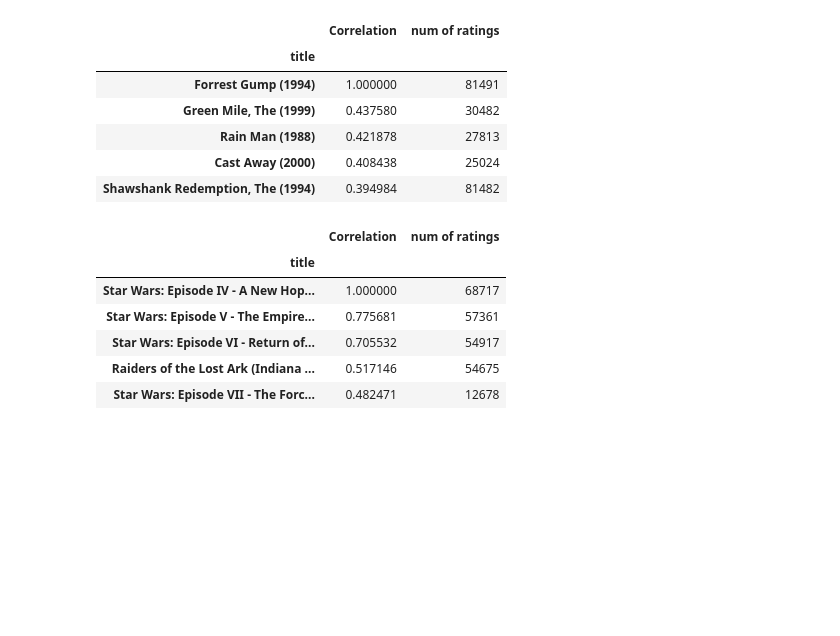
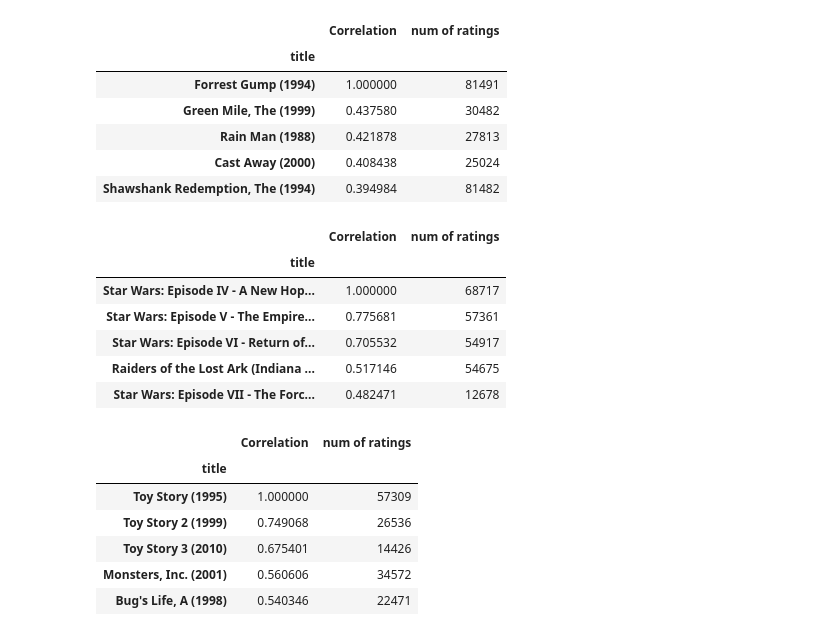
Before and after one commit to arunnats/Flix, a Jupyter notebook: recommender/analysis.ipynb, the cells around one changed output. Saved outputs shown, nothing was run; the diff lists cells and outputs as text; code cells hidden in the pictures; blank space fills up the shorter version.

```diff
--- a/recommender/analysis.ipynb
+++ b/recommender/analysis.ipynb
@@ -136,12 +136,12 @@ print(f"Number of movies: {num_movies}")
 Number of users: 162541
 Number of movies: 58958
 # %%
-min_reviews_movie = 5
+min_reviews_movie = 10
 popular_movies = df['title'].value_counts()
 top_movies = popular_movies[popular_movies >= min_reviews_movie].index
 df_filtered_movies = df[df['title'].isin(top_movies)]
 # %%
-min_reviews_user = 200
+min_reviews_user = 130
 users_with_enough_reviews = df_filtered_movies['userId'].value_counts()
 active_users = users_with_enough_reviews[users_with_enough_reviews >= min_reviews_user].index
 df_filtered_users = df_filtered_movies[df_filtered_movies['userId'].isin(active_users)]
@@ -271,3 +278,21 @@ corr_liarliar[corr_liarliar['num of ratings']>10000].sort_values('Correlation',a
 | Star Wars: Episode VI - Return of... | 0.705532 | 54917 |
 | Raiders of the Lost Ark (Indiana ... | 0.517146 | 54675 |
 | Star Wars: Episode VII - The Forc... | 0.482471 | 12678 |
+# %%
+def get_usage(movie_title: str):
+    movie_user_ratings = moviemat_filtered[movie_title]
+    similar_to_movie = moviemat_filtered.corrwith(movie_user_ratings)
+    corr_movie = pd.DataFrame(similar_to_movie, columns=['Correlation'])
+    corr_movie.dropna(inplace=True)
+    corr_movie = corr_movie.join(ratings['num of ratings'])
+    return corr_movie[corr_movie['num of ratings'] > 10000].sort_values('Correlation', ascending=False).head()
+# %%
+get_usage('Toy Story (1995)')
+# %% [output]
+|  | Correlation | num of ratings |
+| title |  |  |
+| Toy Story (1995) | 1.000000 | 57309 |
+| Toy Story 2 (1999) | 0.749068 | 26536 |
+| Toy Story 3 (2010) | 0.675401 | 14426 |
+| Monsters, Inc. (2001) | 0.560606 | 34572 |
+| Bug's Life, A (1998) | 0.540346 | 22471 |
```
Also changed, not shown: parts of 6 cells of this notebook, 2 other files.
